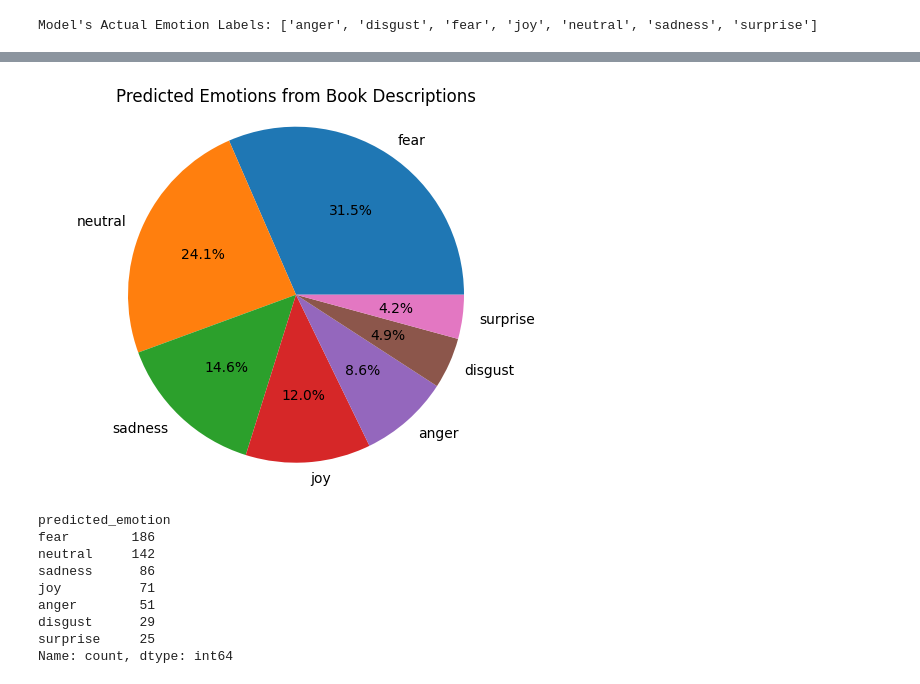
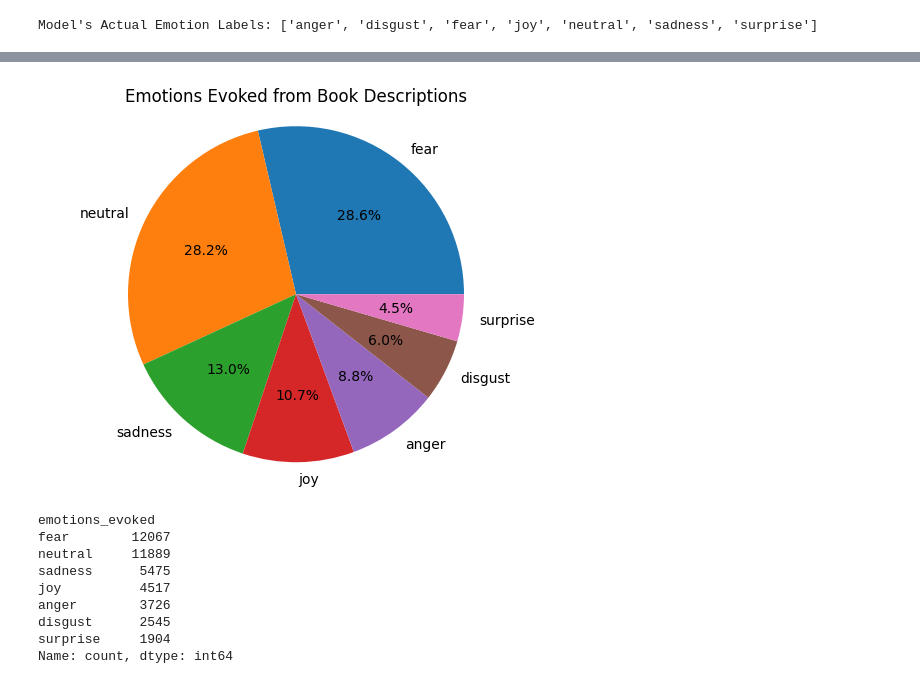
Before and after one commit to christiandarvs/MoodShelf, a Jupyter notebook: moodshelf.ipynb, the cells around one changed output, grey strips where cells are left out. Drawn from its saved outputs; the diff is of its cells as text; code cells hidden in the pictures.

```diff
--- a/moodshelf.ipynb
+++ b/moodshelf.ipynb
@@ -231,5 +216,5 @@ See the caveats in the documentation: https://pandas.pydata.org/pandas-docs/stab
 # %%
-df = pd.read_csv("./highly_rated_popular_books_with_emotions.csv")
+df = pd.read_csv("./cleaned_dataset.csv")
 df
 # %% [output]
 |  | title | author | rating | description | language | genres | pages | publisher | publishDate | ... |
@@ -248,22 +233,21 @@ df
 # %%
-emotion_counts = df["predicted_emotion"].value_counts()
+emotion_counts = df["emotions_evoked"].value_counts()
 
 # Plot with correct label order
 plt.pie(emotion_counts, labels=emotion_counts.index, autopct="%1.1f%%")
 plt.axis("equal")
-plt.title("Predicted Emotions from Book Descriptions")
+plt.title("Emotions Evoked from Book Descriptions")
 plt.show()
 
-# Print raw counts
 print(emotion_counts)
 # %% [output]
-[figure, old version]
+[figure, new version]
-predicted_emotion
-fear        186
-neutral     142
-sadness      86
-joy          71
-anger        51
-disgust      29
-surprise     25
+emotions_evoked
+fear        12067
+neutral     11889
+sadness      5475
+joy          4517
+anger        3726
+disgust      2545
+surprise     1904
 Name: count, dtype: int64
```
Also changed, not shown: parts of 14 cells of this notebook, 4 other files.
